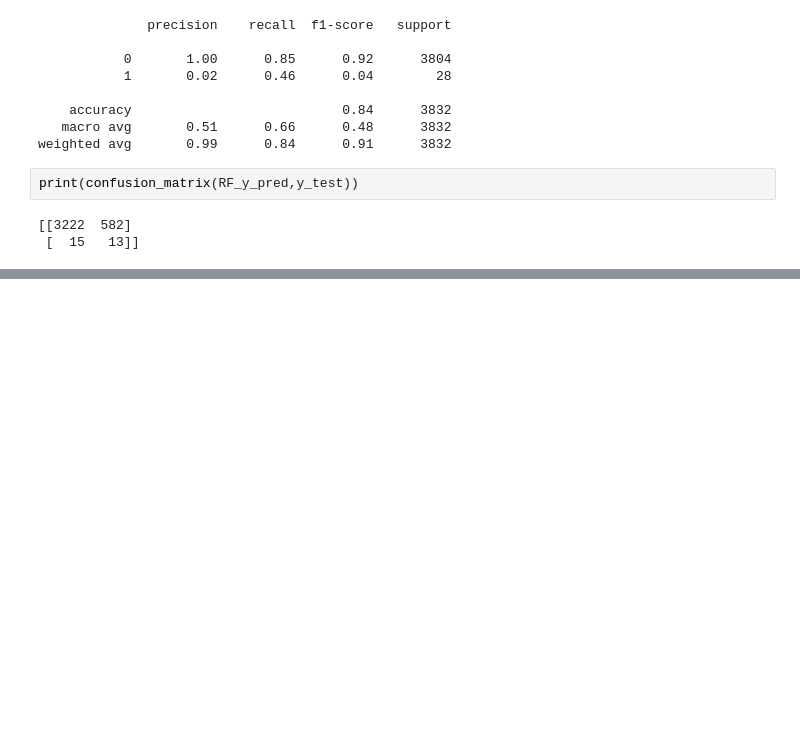
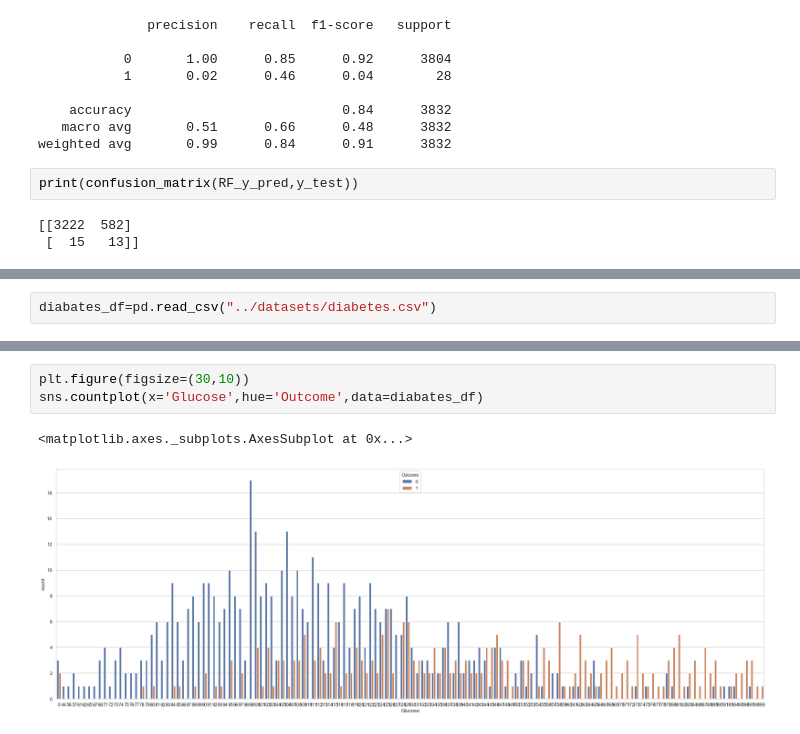
Before and after one commit to Ashokkumar2410/machinelearning, a Jupyter notebook: SimplilearnML.ipynb, the cells around one changed output, grey strips where cells are left out. Cells and saved outputs as stored; diff of their text form; blank space fills up the shorter version.

```diff
--- a/SimplilearnML.ipynb
+++ b/SimplilearnML.ipynb
@@ -898,0 +912,2 @@ print(confusion_matrix(RF_y_pred,y_test))
+# %%
+diabates_df=pd.read_csv("../datasets/diabetes.csv")
@@ -898,0 +923,6 @@ print(confusion_matrix(RF_y_pred,y_test))
+# %%
+plt.figure(figsize=(30,10))
+sns.countplot(x='Glucose',hue='Outcome',data=diabates_df)
+# %% [output]
+<matplotlib.axes._subplots.AxesSubplot at 0x...>
+[figure, added]
```
Also changed, not shown: parts of 25 cells of this notebook.
